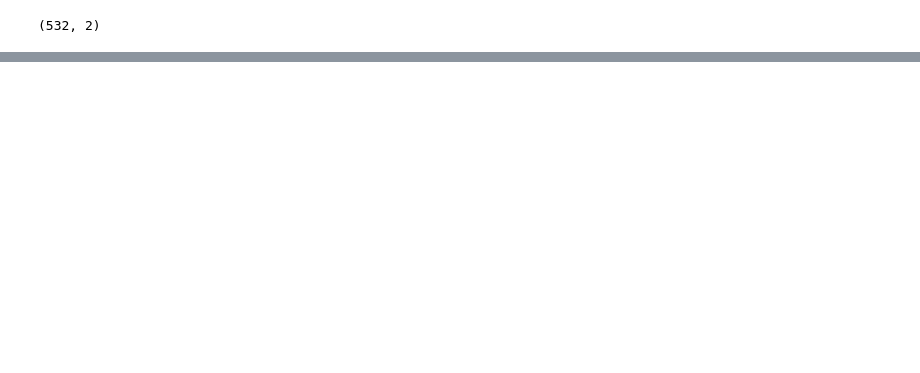
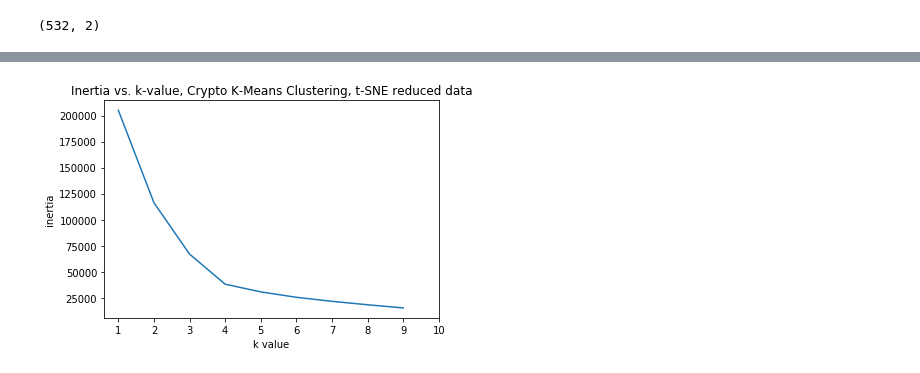
Before and after one commit to JacobTrevithick/Unsupervised-Learning-Homework, a Jupyter notebook: crypto_currencies_clustering.ipynb, the cells around one changed output, grey strips where cells are left out. Saved outputs shown, nothing was run; the diff lists cells and outputs as text; code cells hidden in the pictures; blank space fills up the shorter version.

```diff
--- a/crypto_currencies_clustering.ipynb
+++ b/crypto_currencies_clustering.ipynb
@@ -216,0 +304,13 @@ plt.show()
+# %%
+inertia = []
+k = list(range(1,10))
+
+# loop through k values and save inertia for each one
+for i in k:
+    km = KMeans(n_clusters=i, random_state=0)
+    km.fit(tsne_features)
+    inertia.append(km.inertia_)
+
+elbow_data = {'k': k, 'inertia': inertia}
+df_elbow = pd.DataFrame(elbow_data)
+df_elbow.head()
@@ -216,0 +324,10 @@ plt.show()
+# %%
+# plotting elbow curve data
+plt.plot(df_elbow['k'], df_elbow['inertia'])
+plt.xticks(range(1,11))
+plt.xlabel('k value')
+plt.ylabel('inertia')
+plt.title('Inertia vs. k-value, Crypto K-Means Clustering, t-SNE reduced data')
+plt.show()
+# %% [output]
+[figure, added]
```
Also changed, not shown: parts of 19 cells of this notebook.
